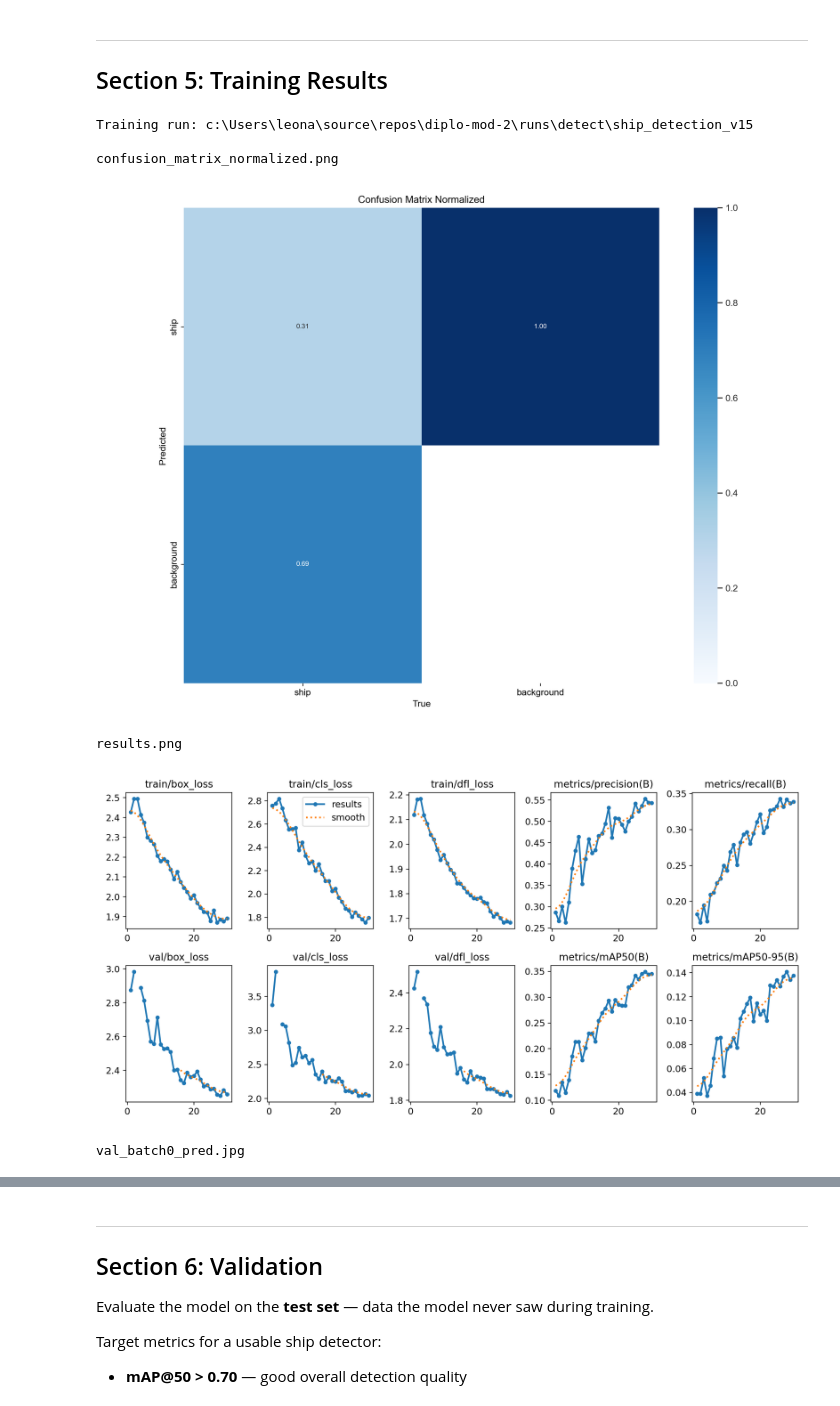
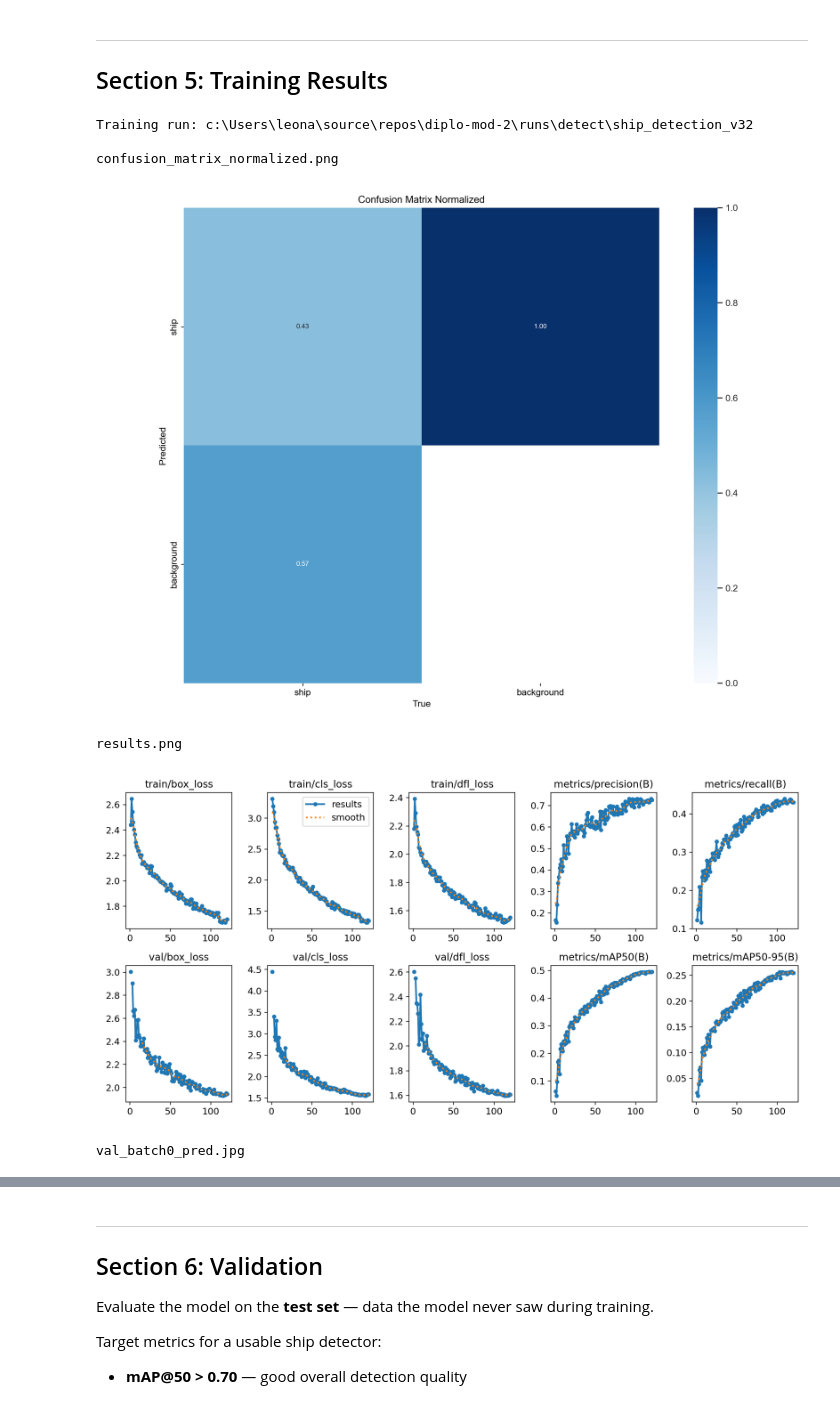
Before and after one commit to leonardoheis/diplo-mod-2, a Jupyter notebook: ship_detection_local_v3.ipynb, the cells around one changed output, grey strips where cells are left out. Cells and saved outputs as stored; diff of their text form; code cells hidden in the pictures.

Commit message:
Implement feature X to enhance user experience and fix bug Y in module Z

```diff
--- a/ship_detection_local_v3.ipynb
+++ b/ship_detection_local_v3.ipynb
@@ -340,26 +335,26 @@ else:
     model = YOLO(str(MODEL_PATH))
     results = model.train(
         data=str(DATA_YAML),
-        epochs=100,
-        imgsz=640,
+        epochs=120,
+        imgsz=960,
         batch=-1,
-        patience=30,
+        patience=50,
         device=device,
         cos_lr=True,
         lrf=0.01,
         weight_decay=0.0005,
         warmup_epochs=3,
-        cls=1.5,
-        degrees=30.0,
+        cls=0.5,
+        degrees=10.0,
         flipud=0.5,
         fliplr=0.5,
         scale=0.5,
-        shear=2.0,
-        mosaic=1.0,
-        mixup=0.1,
-        copy_paste=0.1,
+        shear=0.0,
+        mosaic=0.5,
+        mixup=0.0,
+        copy_paste=0.0,
         plots=True,
-        name="ship_detection_v1",
+        name="ship_detection_v3",
         project=str(RUNS_DIR / "detect"),
     )
 
@@ -427,24 +409,24 @@ BEST_WEIGHTS = ROOT / "runs" / "detect" / "ship_detection_v15" / "weights" / "be
 # %%
 # Resolve latest training run if TRAIN_DIR is not set (re-running this cell after restart)
 if "TRAIN_DIR" not in dir() or not Path(TRAIN_DIR).exists():
     train_dirs = sorted(
-        RUNS_DIR.glob("detect/ship_detection_v15/"), key=lambda p: p.stat().st_mtime
+        RUNS_DIR.glob("detect/ship_detection_v32/"), key=lambda p: p.stat().st_mtime
     )
     TRAIN_DIR = train_dirs[-1]
     BEST_WEIGHTS = TRAIN_DIR / "weights" / "best.pt"
 
 print(f"Training run: {TRAIN_DIR}")
 
 for filename in ["confusion_matrix_normalized.png", "results.png", "val_batch0_pred.jpg"]:
     path = TRAIN_DIR / filename
     if path.exists():
         print(f"\n{filename}")
         display(IPyImage(filename=str(path), width=800))
 # %% [output]
-Training run: c:\Users\leona\source\repos\diplo-mod-2\runs\detect\ship_detection_v15
+Training run: c:\Users\leona\source\repos\diplo-mod-2\runs\detect\ship_detection_v32
 
 confusion_matrix_normalized.png
-[figure, old version]
+[figure, new version]
 results.png
-[figure, old version]
+[figure, new version]
 val_batch0_pred.jpg
```
Also changed, not shown: parts of 14 cells of this notebook.
